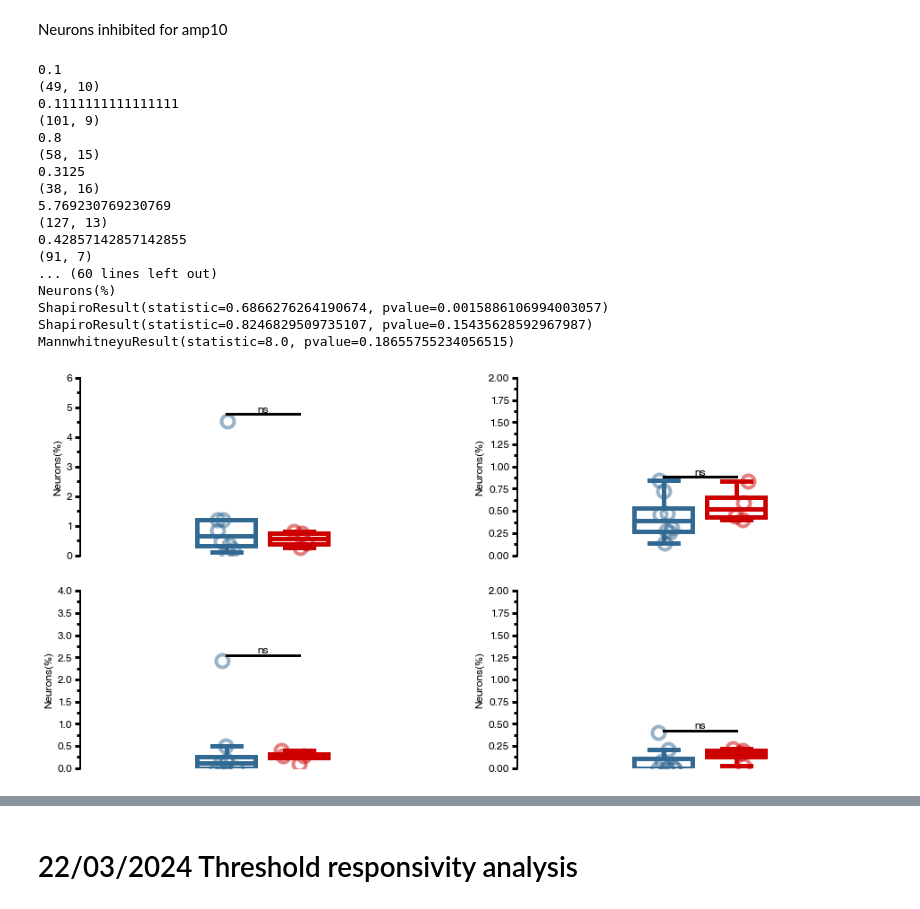
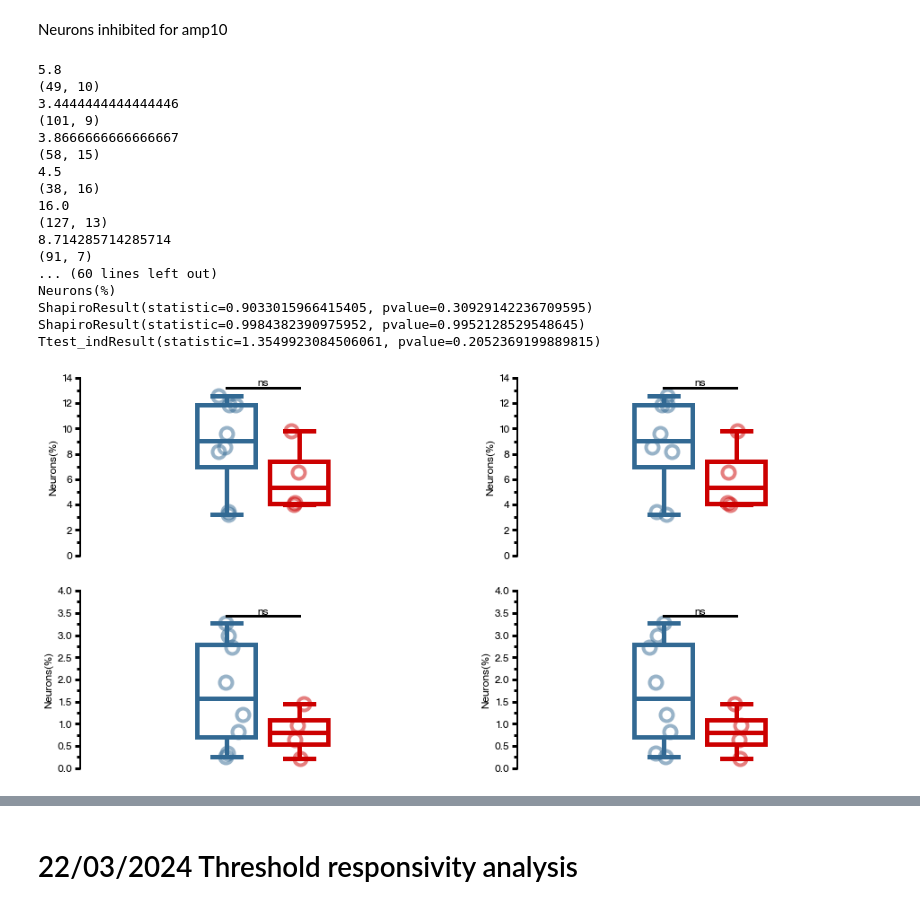
Before and after one commit to OuraniaSem/Percephone, a Jupyter notebook: Figures/responsivity_figures.ipynb, the cells around one changed output, grey strips where cells are left out. Saved outputs shown, nothing was run; the diff lists cells and outputs as text; code cells hidden in the pictures.

```diff
--- a/Figures/responsivity_figures.ipynb
+++ b/Figures/responsivity_figures.ipynb
@@ -436,47 +436,46 @@ for i,type in enumerate(["EXC","INH"]):
     wt_det, wt_undet, ko_det, ko_undet = [],[],[],[]
     for rec in recs.values():
         resp_mat = np.array(rec.matrices[type]["Responsivity"])
         #detected
-        trials_detected = resp_mat[:,rec.stim_ampl==6]
+        trials_detected = resp_mat[:,(rec.stim_ampl==6)]
 
-        trials_detected[trials_detected!=-1]=0
-        trials_detected[trials_detected==-1]=1
+        trials_detected[trials_detected!=1]=0
+
         recruited_det = np.sum(trials_detected,axis=0)
         print(np.mean(recruited_det))
         print(trials_detected.shape)
         perc_n_det = (np.mean(recruited_det)/len(rec.zscore_exc))*100
         #undetected
-        trials_undetected = resp_mat[:,~rec.detected_stim]
-        trials_undetected[trials_undetected!=-1]=0
-        trials_undetected[trials_undetected==-1]=1
+        trials_undetected = resp_mat[:,(rec.stim_ampl==6)]
+        trials_undetected[trials_undetected!=1]=0
 
         recruited_undet = np.sum(trials_undetected,axis=0)
 
         perc_n_undet = (np.mean(recruited_undet)/len(rec.zscore_exc))*100
         if rec.genotype == "WT":
             wt_det.append(perc_n_det)
-            wt_undet.append(perc_n_undet )
+            wt_undet.append(perc_n_undet)
         elif rec.genotype =="KO-Hypo":
             ko_det.append(perc_n_det)
             ko_undet.append(perc_n_undet)
     ppt.boxplot(axs[i,0], wt_det,ko_det,"Neurons(%)",ylim=[])
     ppt.boxplot(axs[i,1], wt_undet,ko_undet,"Neurons(%)",ylim=[])
 # %% [output]
-0.1
+5.8
 (49, 10)
-0.1111111111111111
+3.4444444444444446
 (101, 9)
-0.8
+3.8666666666666667
 (58, 15)
-0.3125
+4.5
 (38, 16)
-5.769230769230769
+16.0
 (127, 13)
-0.42857142857142855
+8.714285714285714
 (91, 7)
 ... (60 lines left out)
 Neurons(%)
-ShapiroResult(statistic=0.6866276264190674, pvalue=0.0015886106994003057)
-ShapiroResult(statistic=0.8246829509735107, pvalue=0.15435628592967987)
-MannwhitneyuResult(statistic=8.0, pvalue=0.18655755234056515)
+ShapiroResult(statistic=0.9033015966415405, pvalue=0.30929142236709595)
+ShapiroResult(statistic=0.9984382390975952, pvalue=0.9952128529548645)
+Ttest_indResult(statistic=1.3549923084506061, pvalue=0.2052369199889815)
-[figure, old version]
+[figure, new version]
```
Also changed, not shown: parts of 19 cells of this notebook, 6 other files.
